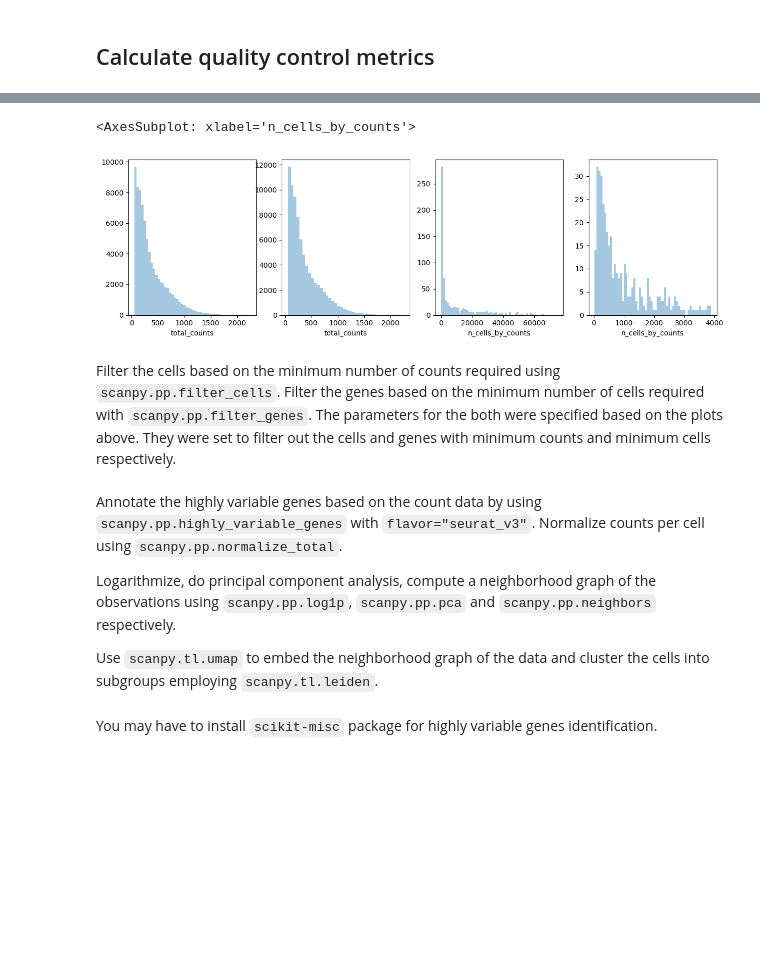
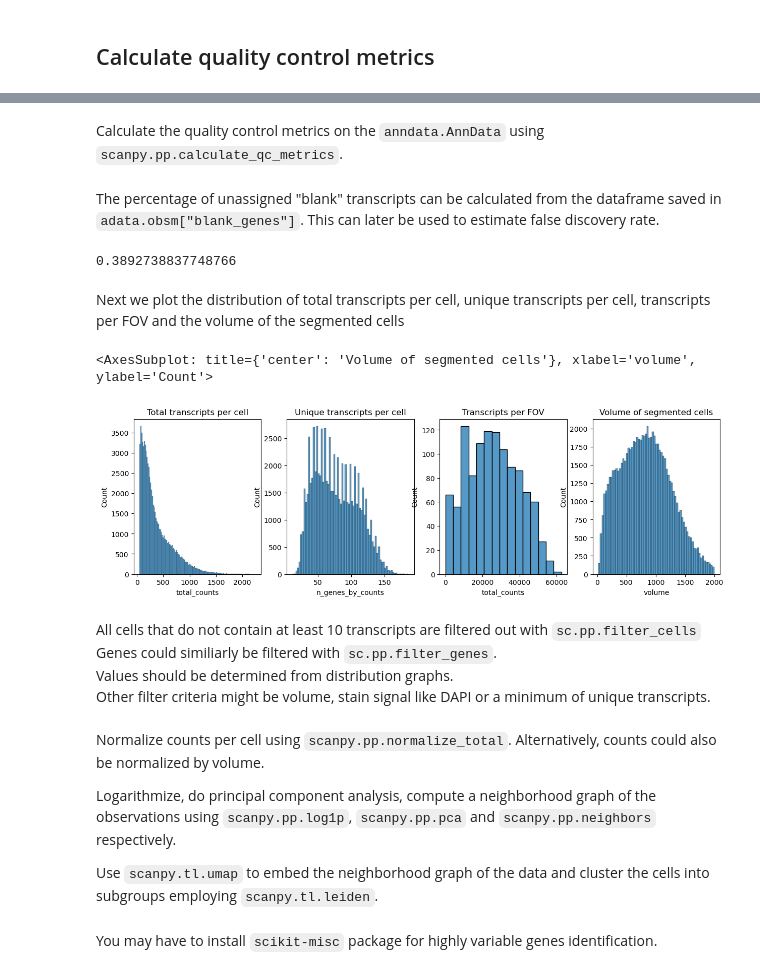
Before and after one commit to scverse/squidpy_notebooks, a Jupyter notebook: docs/source/external_tutorials/tutorial_vizgen.ipynb, the cells around one changed output, grey strips where cells are left out. Cells and saved outputs as stored; diff of their text form; code cells hidden in the pictures; blank space fills up the shorter version.

```diff
--- a/docs/source/external_tutorials/tutorial_vizgen.ipynb
+++ b/docs/source/external_tutorials/tutorial_vizgen.ipynb
@@ -44,7 +40,3 @@ Calculate the quality control metrics on the `anndata.AnnData` using `scanpy.pp.
-# %%
-adata.var_names_make_unique()
-adata.var["mt"] = adata.var_names.str.startswith("mt-")
-sc.pp.calculate_qc_metrics(adata, qc_vars=["mt"],percent_top=(50, 100, 200, 300), inplace=True)
 # %% [markdown]
 Calculate quality control metrics
 ---------------------------------
@@ -54,0 +43,2 @@ The third subplot displays `adata.var["n_cells_by_counts"]` while the fourth dis
+# %% [markdown]
+Calculate the quality control metrics on the `anndata.AnnData` using `scanpy.pp.calculate_qc_metrics`.
@@ -55,32 +47,48 @@ The third subplot displays `adata.var["n_cells_by_counts"]` while the fourth dis
+# %% [markdown]
+The percentage of unassigned "blank" transcripts can be calculated from the dataframe saved in `adata.obsm["blank_genes"]`. This can later be used to estimate false discovery rate.
+# %%
+adata.obsm["blank_genes"].to_numpy().sum() / adata.var["total_counts"].sum() * 100
+# %% [output]
+0.3892738837748766
+# %% [markdown]
+Next we plot the distribution of total transcripts per cell, unique transcripts per cell, transcripts per FOV and the volume of the segmented cells
 # %%
 fig, axs = plt.subplots(1, 4, figsize=(15, 4))
-sns.distplot(
+
+axs[0].set_title("Total transcripts per cell")
+sns.histplot(
     adata.obs["total_counts"],
     kde=False,
     ax=axs[0],
 )
-sns.distplot(
-    adata.obs["total_counts"][adata.obs["total_counts"] < 10000],
+
+axs[1].set_title("Unique transcripts per cell")
+sns.histplot(
+    adata.obs["n_genes_by_counts"],
     kde=False,
-    bins=40,
     ax=axs[1],
 )
-sns.distplot(
-    adata.var["n_cells_by_counts"],
+
+axs[2].set_title("Transcripts per FOV")
+sns.histplot(
+    adata.obs.groupby("fov").sum()["total_counts"],
     kde=False,
-    bins=60,
     ax=axs[2],
 )
-sns.distplot(
-    adata.var["n_cells_by_counts"][adata.var["n_cells_by_counts"] < 4000],
+
+axs[3].set_title("Volume of segmented cells")
+sns.histplot(
+    adata.obs["volume"],
     kde=False,
-    bins=60,
     ax=axs[3],
 )
 # %% [output]
-<AxesSubplot: xlabel='n_cells_by_counts'>
+<AxesSubplot: title={'center': 'Volume of segmented cells'}, xlabel='volume', ylabel='Count'>
-[figure, old version]
+[figure, new version]
-# %% [markdown]
-Filter the cells based on the minimum number of counts required using `scanpy.pp.filter_cells`. Filter the genes based on the minimum number of cells required with `scanpy.pp.filter_genes`. The parameters for the both were specified based on the plots above. They were set to filter out the cells and genes with minimum counts and minimum cells respectively.
+# %% [markdown]
+All cells that do not contain at least 10 transcripts are filtered out with `sc.pp.filter_cells`
+Genes could similiarly be filtered with `sc.pp.filter_genes`.
+Values should be determined from distribution graphs.
+Other filter criteria might be volume, stain signal like DAPI or a minimum of unique transcripts.
 # %%
 sc.pp.filter_cells(adata, min_counts=10)
@@ -88,5 +95,5 @@ sc.pp.filter_genes(adata, min_cells=10)
 # %% [markdown]
-Annotate the highly variable genes based on the count data by using `scanpy.pp.highly_variable_genes` with `flavor="seurat_v3"`. Normalize counts per cell using `scanpy.pp.normalize_total`.
+Normalize counts per cell using `scanpy.pp.normalize_total`. Alternatively, counts could also be normalized by volume.
 
 Logarithmize, do principal component analysis, compute a neighborhood graph of the observations using `scanpy.pp.log1p`, `scanpy.pp.pca` and `scanpy.pp.neighbors` respectively.
 
```
Also changed, not shown: parts of 5 cells of this notebook, 1 other file.
